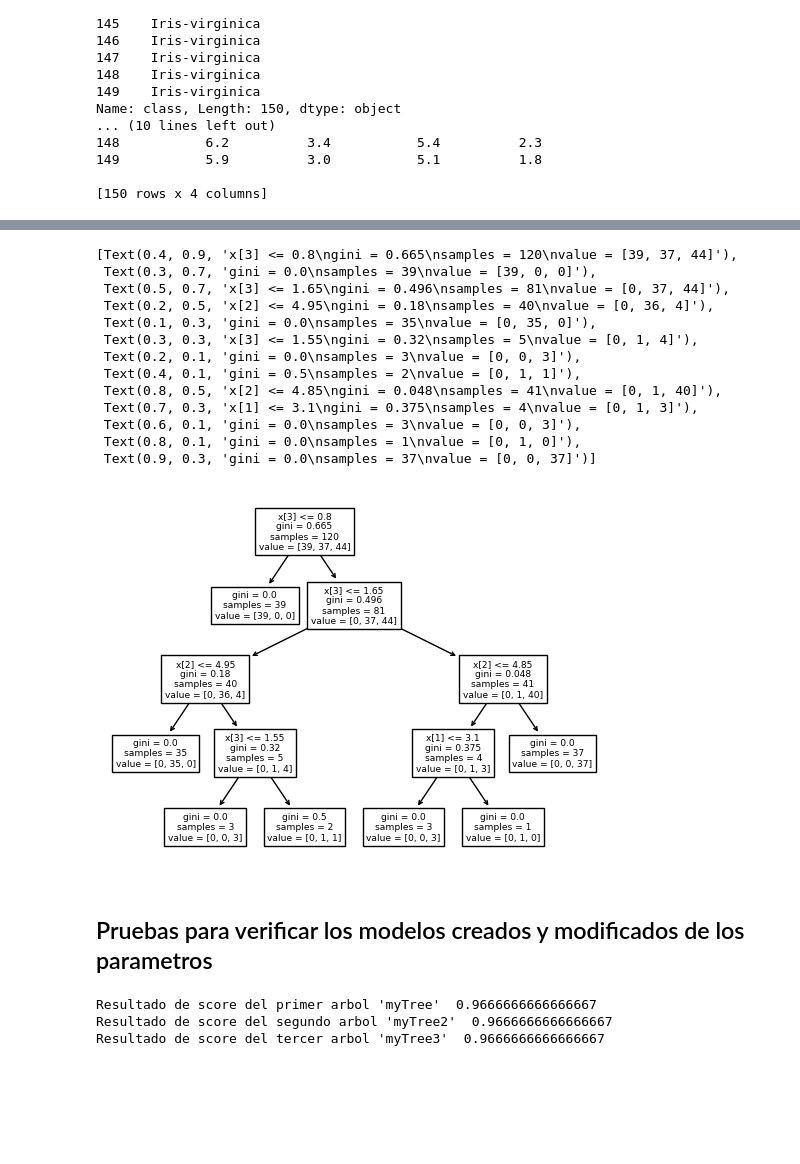
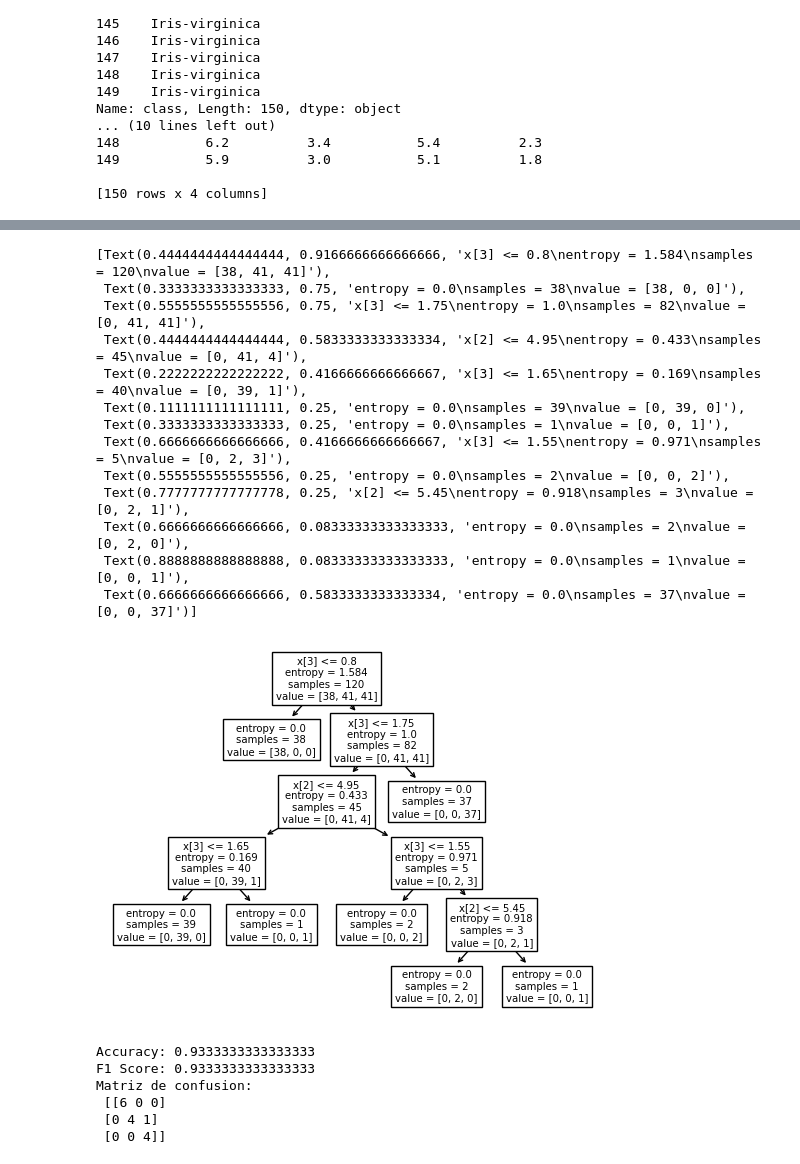
Before and after one commit to Jromoc/Mod_2_Analisis_y_Reporte, a Jupyter notebook: decision_tree.ipynb, the cells around one changed output, grey strips where cells are left out. Cells and saved outputs as stored; diff of their text form; code cells hidden in the pictures; blank space fills up the shorter version.

```diff
--- a/decision_tree.ipynb
+++ b/decision_tree.ipynb
@@ -52,9 +50,9 @@ X_train, X_test, Y_train, Y_test = train_test_split(X, Y, test_size=0.2, random_
 # %%
 #Se crea el arbol de decision donde se puede hacer modificaciones para los parametros
-myTree = tree.DecisionTreeClassifier(criterion="entropy")
+myTree1 = tree.DecisionTreeClassifier(criterion="entropy")
 #Se entrena el Decision Tree Classifier
-myTree.fit(X_train, Y_train)
+myTree1.fit(X_train, Y_train)
 #Aqui se predice la respuesta para el subset de datos de prueba (test)
-Y_pred = myTree.predict(X_test)
+Y_pred1 = myTree1.predict(X_test)
 # %%
 #Aqui se puede visualizar el arbol creado pero en forma de texto
@@ -148,0 +179,5 @@ print(tree.export_text(myTree3))
+# %%
+# Se hace nuevamente la division de los datos para tener training, test y ahora tambien se le agregara validacion
+
+X_train, X_temp, Y_train, Y_temp = train_test_split(X,Y, test_size = 0.2, random_state = 30)
+X_test, X_valid, Y_test, Y_valid = train_test_split(X_temp, Y_temp, test_size = 0.5, random_state = 30)
@@ -148,0 +190,4 @@ print(tree.export_text(myTree3))
+# %%
+myTree_valid = tree.DecisionTreeClassifier(criterion="entropy")
+myTree_valid.fit(X_train, Y_train)
+Y_predic_valid = myTree_valid(X_temp)
@@ -149,27 +218,17 @@ print(tree.export_text(myTree3))
 # %%
-tree.plot_tree(myTree3)
+tree.plot_tree(myTree_valid)
 # %% [output]
-[Text(0.4, 0.9, 'x[3] <= 0.8\ngini = 0.665\nsamples = 120\nvalue = [39, 37, 44]'),
- Text(0.3, 0.7, 'gini = 0.0\nsamples = 39\nvalue = [39, 0, 0]'),
- Text(0.5, 0.7, 'x[3] <= 1.65\ngini = 0.496\nsamples = 81\nvalue = [0, 37, 44]'),
- Text(0.2, 0.5, 'x[2] <= 4.95\ngini = 0.18\nsamples = 40\nvalue = [0, 36, 4]'),
- Text(0.1, 0.3, 'gini = 0.0\nsamples = 35\nvalue = [0, 35, 0]'),
- Text(0.3, 0.3, 'x[3] <= 1.55\ngini = 0.32\nsamples = 5\nvalue = [0, 1, 4]'),
- Text(0.2, 0.1, 'gini = 0.0\nsamples = 3\nvalue = [0, 0, 3]'),
- Text(0.4, 0.1, 'gini = 0.5\nsamples = 2\nvalue = [0, 1, 1]'),
- Text(0.8, 0.5, 'x[2] <= 4.85\ngini = 0.048\nsamples = 41\nvalue = [0, 1, 40]'),
- Text(0.7, 0.3, 'x[1] <= 3.1\ngini = 0.375\nsamples = 4\nvalue = [0, 1, 3]'),
- Text(0.6, 0.1, 'gini = 0.0\nsamples = 3\nvalue = [0, 0, 3]'),
- Text(0.8, 0.1, 'gini = 0.0\nsamples = 1\nvalue = [0, 1, 0]'),
- Text(0.9, 0.3, 'gini = 0.0\nsamples = 37\nvalue = [0, 0, 37]')]
+[Text(0.4444444444444444, 0.9166666666666666, 'x[3] <= 0.8\nentropy = 1.584\nsamples = 120\nvalue = [38, 41, 41]'),
+ Text(0.3333333333333333, 0.75, 'entropy = 0.0\nsamples = 38\nvalue = [38, 0, 0]'),
+ Text(0.5555555555555556, 0.75, 'x[3] <= 1.75\nentropy = 1.0\nsamples = 82\nvalue = [0, 41, 41]'),
+ Text(0.4444444444444444, 0.5833333333333334, 'x[2] <= 4.95\nentropy = 0.433\nsamples = 45\nvalue = [0, 41, 4]'),
+ Text(0.2222222222222222, 0.4166666666666667, 'x[3] <= 1.65\nentropy = 0.169\nsamples = 40\nvalue = [0, 39, 1]'),
+ Text(0.1111111111111111, 0.25, 'entropy = 0.0\nsamples = 39\nvalue = [0, 39, 0]'),
+ Text(0.3333333333333333, 0.25, 'entropy = 0.0\nsamples = 1\nvalue = [0, 0, 1]'),
+ Text(0.6666666666666666, 0.4166666666666667, 'x[3] <= 1.55\nentropy = 0.971\nsamples = 5\nvalue = [0, 2, 3]'),
+ Text(0.5555555555555556, 0.25, 'entropy = 0.0\nsamples = 2\nvalue = [0, 0, 2]'),
+ Text(0.7777777777777778, 0.25, 'x[2] <= 5.45\nentropy = 0.918\nsamples = 3\nvalue = [0, 2, 1]'),
+ Text(0.6666666666666666, 0.08333333333333333, 'entropy = 0.0\nsamples = 2\nvalue = [0, 2, 0]'),
+ Text(0.8888888888888888, 0.08333333333333333, 'entropy = 0.0\nsamples = 1\nvalue = [0, 0, 1]'),
+ Text(0.6666666666666666, 0.5833333333333334, 'entropy = 0.0\nsamples = 37\nvalue = [0, 0, 37]')]
-[figure, old version]
+[figure, new version]
-# %% [markdown]
-## Pruebas para verificar los modelos creados y modificados de los parametros
-# %%
-print("Resultado de score del primer arbol 'myTree' ", myTree.score(X_test, Y_test))
-print("Resultado de score del segundo arbol 'myTree2' ", myTree2.score(X_test, Y_test))
-print("Resultado de score del tercer arbol 'myTree3' ", myTree3.score(X_test, Y_test))
-# %% [output]
-Resultado de score del primer arbol 'myTree'  0.9666666666666667
-Resultado de score del segundo arbol 'myTree2'  0.9666666666666667
-Resultado de score del tercer arbol 'myTree3'  0.9666666666666667
@@ -175,0 +241,11 @@ Resultado de score del tercer arbol 'myTree3'  0.9666666666666667
+# %%
+print("Accuracy:", accuracy_valid)
+print("F1 Score:", f1_score_valid)
+print("Matriz de confusion: \n", confusion_matrix_valid)
+# %% [output]
+Accuracy: 0.9333333333333333
+F1 Score: 0.9333333333333333
+Matriz de confusion:
+ [[6 0 0]
+ [0 4 1]
+ [0 0 4]]
```
Also changed, not shown: parts of 26 cells of this notebook.
